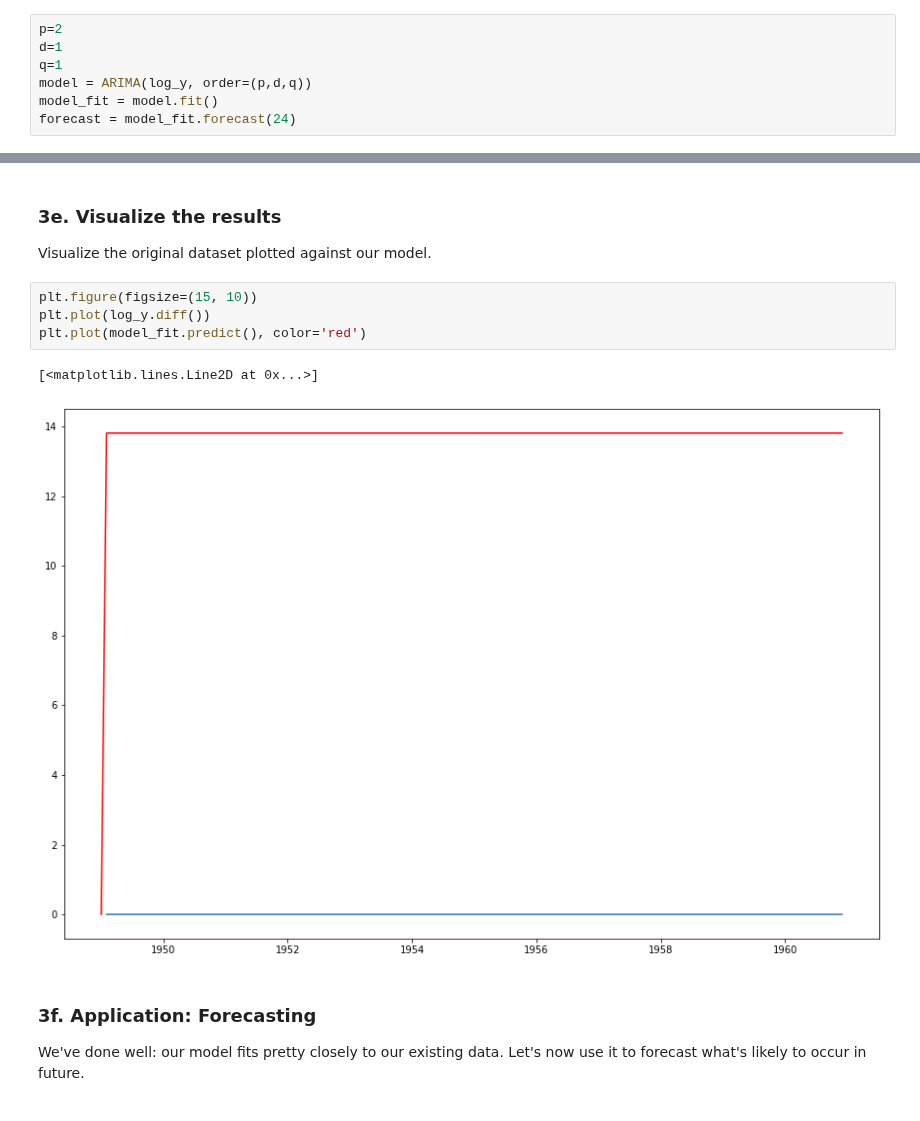
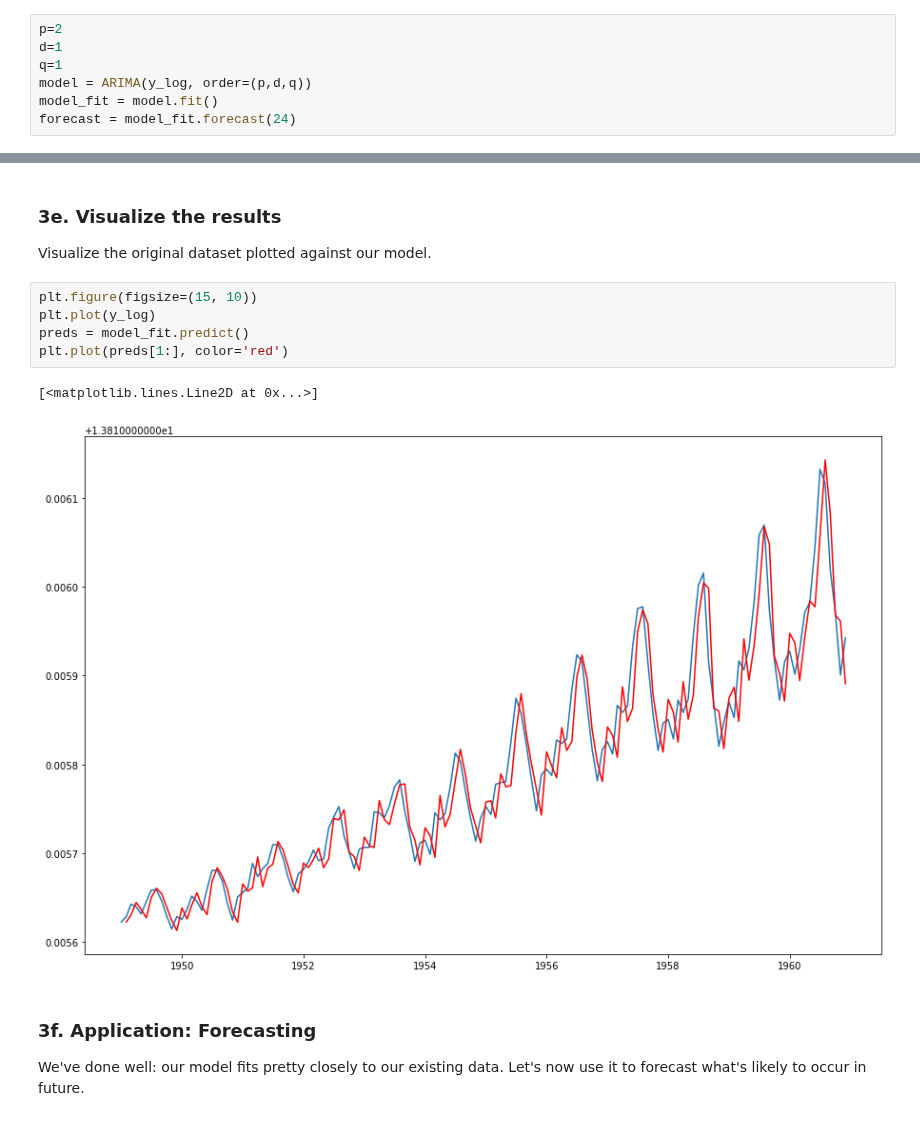
Before and after one commit to alew46/cowboy-cigarettes-time-series-investigation, a Jupyter notebook: Cowboy Cigarettes Case Study - Tier 3.ipynb, the cells around one changed output, grey strips where cells are left out. Cells and saved outputs as stored; diff of their text form.

```diff
--- a/Cowboy Cigarettes Case Study - Tier 3.ipynb
+++ b/Cowboy Cigarettes Case Study - Tier 3.ipynb
@@ -362,7 +362,7 @@ So the best p,d, q, parameters for our ARIMA model are 2, 1, 1 respectively. Now
 p=2
 d=1
 q=1
-model = ARIMA(log_y, order=(p,d,q))
+model = ARIMA(y_log, order=(p,d,q))
 model_fit = model.fit()
 forecast = model_fit.forecast(24)
 # %% [markdown]
@@ -396,11 +396,12 @@ Warnings:
 Visualize the original dataset plotted against our model.
 # %%
 plt.figure(figsize=(15, 10))
-plt.plot(log_y.diff())
-plt.plot(model_fit.predict(), color='red')
+plt.plot(y_log)
+preds = model_fit.predict()
+plt.plot(preds[1:], color='red')
 # %% [output]
 [<matplotlib.lines.Line2D at 0x...>]
-[figure, old version]
+[figure, new version]
 # %% [markdown]
 ### 3f. Application: Forecasting
 
```
Also changed, not shown: parts of 3 cells of this notebook.
